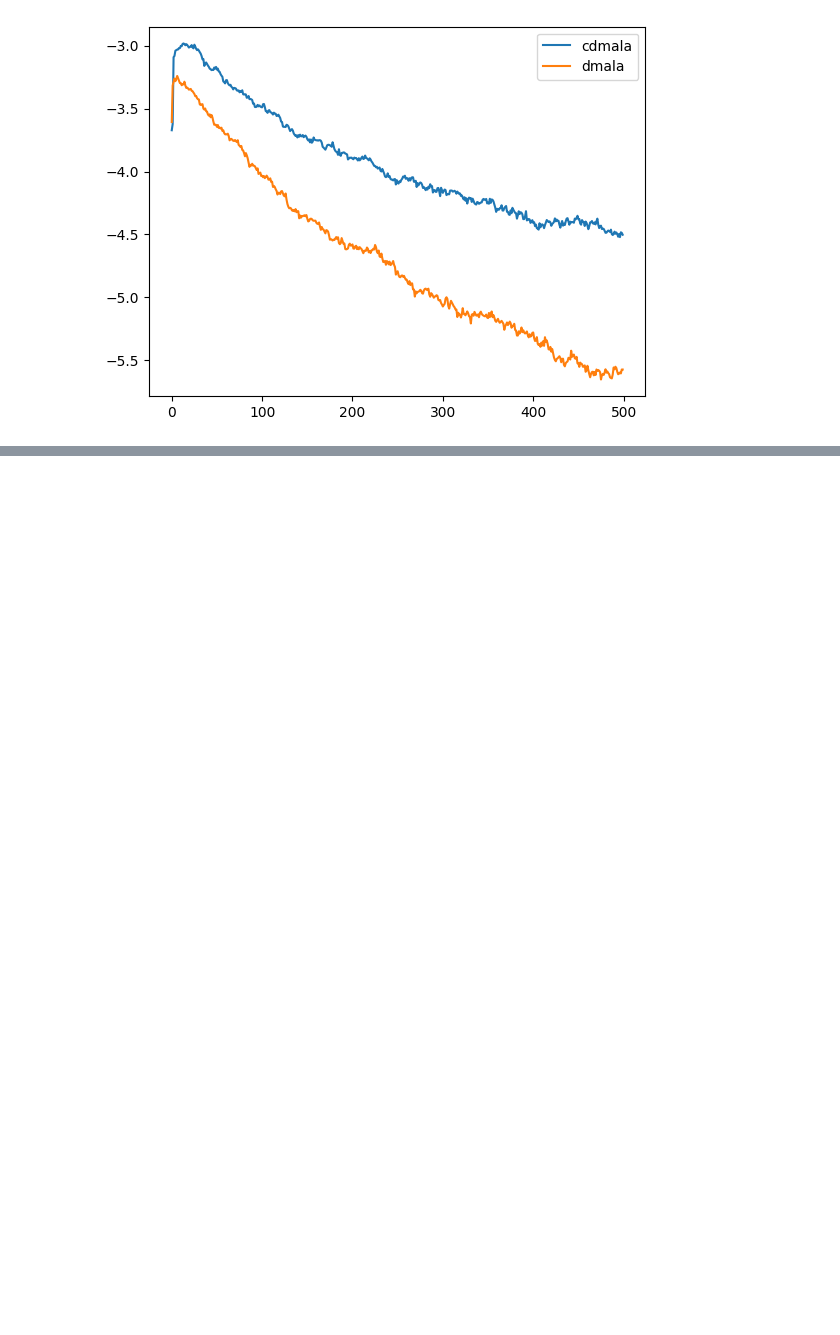
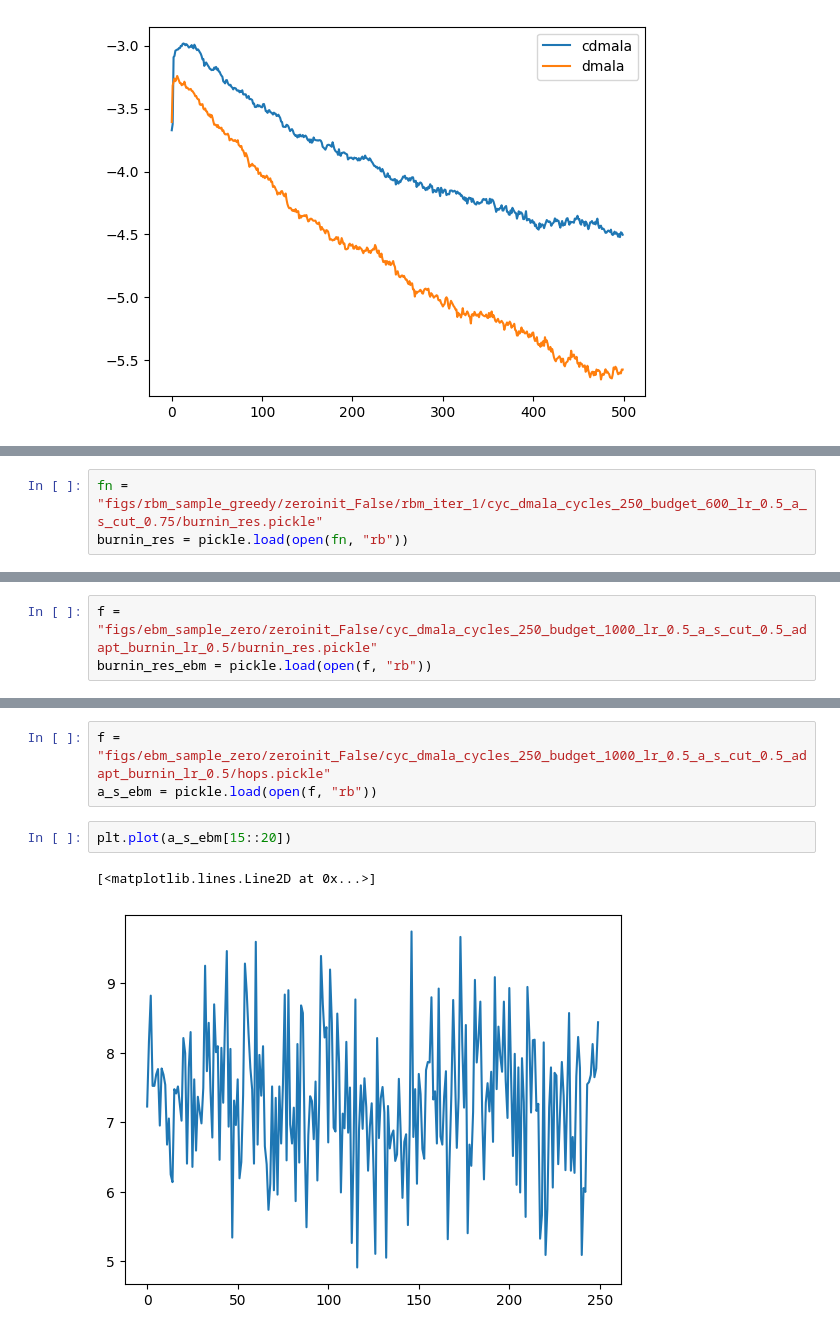
Before and after one commit to patrickpynadath1/automatic_cyclical_sampling, a Jupyter notebook: EBM Sample.ipynb, the cells around one changed output, grey strips where cells are left out. Cells and saved outputs as stored; diff of their text form; blank space fills up the shorter version.

```diff
--- a/EBM Sample.ipynb
+++ b/EBM Sample.ipynb
@@ -269,0 +255,3 @@ hops_dula_zero_init
+# %%
+fn = "figs/rbm_sample_greedy/zeroinit_False/rbm_iter_1/cyc_dmala_cycles_250_budget_600_lr_0.5_a_s_cut_0.75/burnin_res.pickle"
+burnin_res = pickle.load(open(fn, "rb"))
@@ -269,0 +278,3 @@ hops_dula_zero_init
+# %%
+f = "figs/ebm_sample_zero/zeroinit_False/cyc_dmala_cycles_250_budget_1000_lr_0.5_a_s_cut_0.5_adapt_burnin_lr_0.5/burnin_res.pickle"
+burnin_res_ebm = pickle.load(open(f, "rb"))
@@ -269,0 +301,8 @@ hops_dula_zero_init
+# %%
+f = "figs/ebm_sample_zero/zeroinit_False/cyc_dmala_cycles_250_budget_1000_lr_0.5_a_s_cut_0.5_adapt_burnin_lr_0.5/hops.pickle"
+a_s_ebm = pickle.load(open(f, "rb"))
+# %%
+plt.plot(a_s_ebm[15::20])
+# %% [output]
+[<matplotlib.lines.Line2D at 0x...>]
+[figure, added]
```
Also changed, not shown: parts of 4 cells of this notebook, 4 other files.
